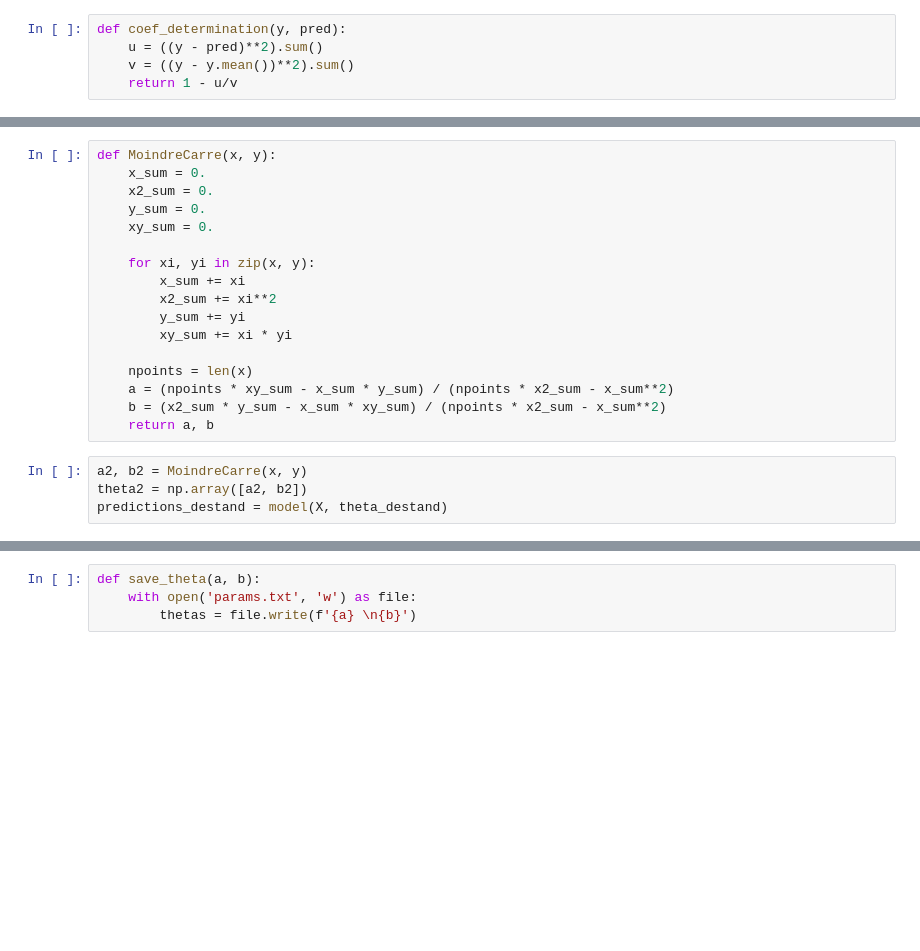
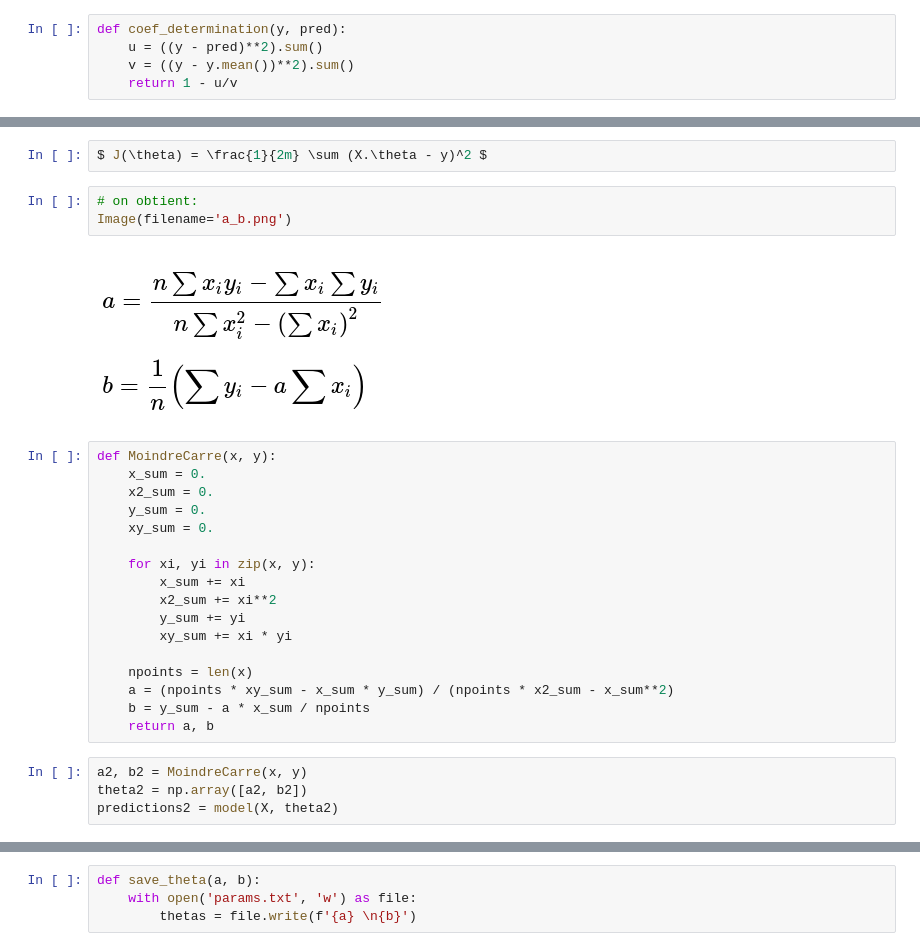
Before and after one commit to ImenHay/linear_regression, a Jupyter notebook: regression.ipynb, the cells around one changed output, grey strips where cells are left out. Cells and saved outputs as stored; diff of their text form; blank space fills up the shorter version.

```diff
--- a/regression.ipynb
+++ b/regression.ipynb
@@ -93,3 +126,10 @@ coef_determination(y, predictions)
+# %%
+$ J(\theta) = \frac{1}{2m} \sum (X.\theta - y)^2 $
+# %%
+# on obtient:
+Image(filename='a_b.png')
+# %% [output]
+[figure, added]
 # %%
 def MoindreCarre(x, y):
     x_sum = 0.
@@ -105,10 +145,10 @@ def MoindreCarre(x, y):
 
     npoints = len(x)
     a = (npoints * xy_sum - x_sum * y_sum) / (npoints * x2_sum - x_sum**2)
-    b = (x2_sum * y_sum - x_sum * xy_sum) / (npoints * x2_sum - x_sum**2)
+    b = y_sum - a * x_sum / npoints
     return a, b
 # %%
 a2, b2 = MoindreCarre(x, y)
 theta2 = np.array([a2, b2])
-predictions_destand = model(X, theta_destand)
+predictions2 = model(X, theta2)
 # %%
```
Also changed, not shown: parts of 21 cells of this notebook, 3 other files.
